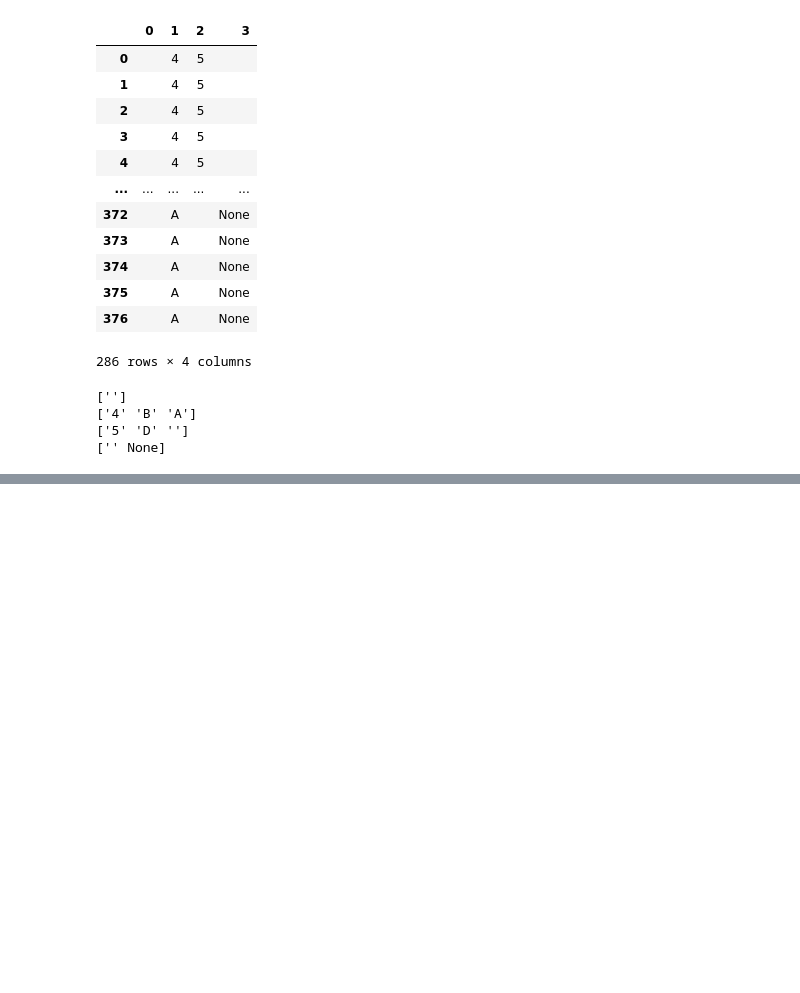
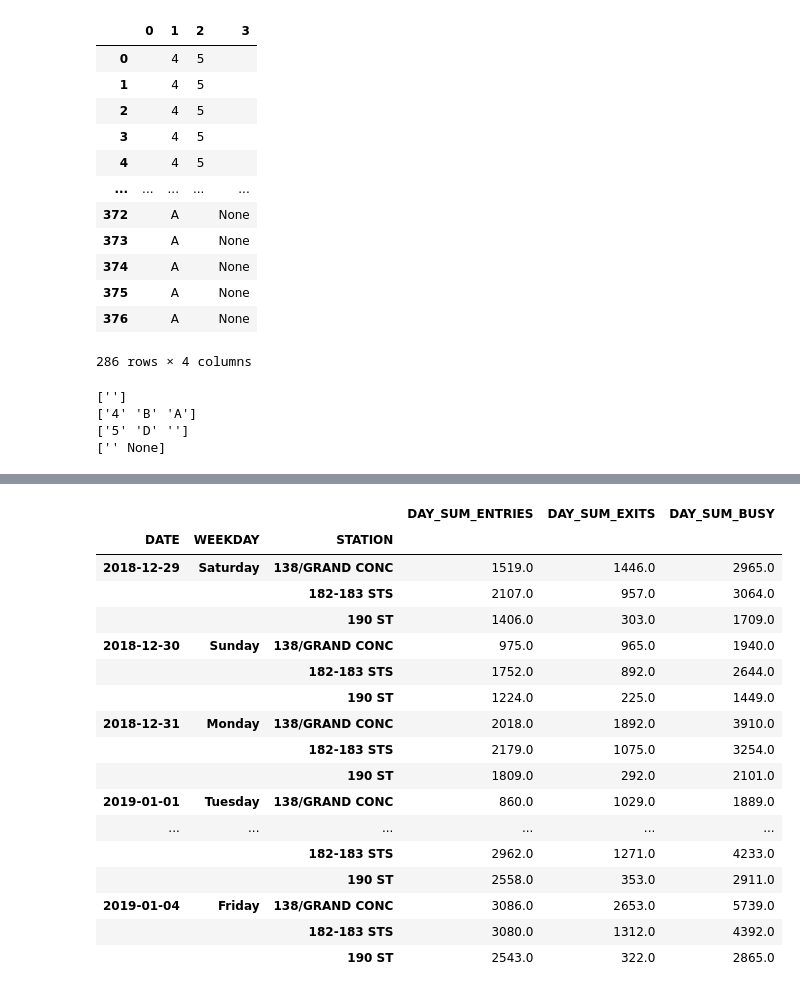
Before and after one commit to lescardone/eda-project, a Jupyter notebook: mta_eda_small_dataset.ipynb, the cells around one changed output, grey strips where cells are left out. Saved outputs shown, nothing was run; the diff lists cells and outputs as text; code cells hidden in the pictures; blank space fills up the shorter version.

```diff
--- a/mta_eda_small_dataset.ipynb
+++ b/mta_eda_small_dataset.ipynb
@@ -272,0 +288,22 @@ mtadfs_3d_nonegs_lines
+# %%
+# show our work
+dfdaily
+# %% [output]
+|  |  |  | DAY_SUM_ENTRIES | DAY_SUM_EXITS | DAY_SUM_BUSY |
+| DATE | WEEKDAY | STATION |  |  |  |
+| 2018-12-29 | Saturday | 138/GRAND CONC | 1519.0 | 1446.0 | 2965.0 |
+|  |  | 182-183 STS | 2107.0 | 957.0 | 3064.0 |
+|  |  | 190 ST | 1406.0 | 303.0 | 1709.0 |
+| 2018-12-30 | Sunday | 138/GRAND CONC | 975.0 | 965.0 | 1940.0 |
+|  |  | 182-183 STS | 1752.0 | 892.0 | 2644.0 |
+|  |  | 190 ST | 1224.0 | 225.0 | 1449.0 |
+| 2018-12-31 | Monday | 138/GRAND CONC | 2018.0 | 1892.0 | 3910.0 |
+|  |  | 182-183 STS | 2179.0 | 1075.0 | 3254.0 |
+|  |  | 190 ST | 1809.0 | 292.0 | 2101.0 |
+| 2019-01-01 | Tuesday | 138/GRAND CONC | 860.0 | 1029.0 | 1889.0 |
+| ... | ... | ... | ... | ... | ... |
+|  |  | 182-183 STS | 2962.0 | 1271.0 | 4233.0 |
+|  |  | 190 ST | 2558.0 | 353.0 | 2911.0 |
+| 2019-01-04 | Friday | 138/GRAND CONC | 3086.0 | 2653.0 | 5739.0 |
+|  |  | 182-183 STS | 3080.0 | 1312.0 | 4392.0 |
+|  |  | 190 ST | 2543.0 | 322.0 | 2865.0 |
```
Also changed, not shown: parts of 23 cells of this notebook.
